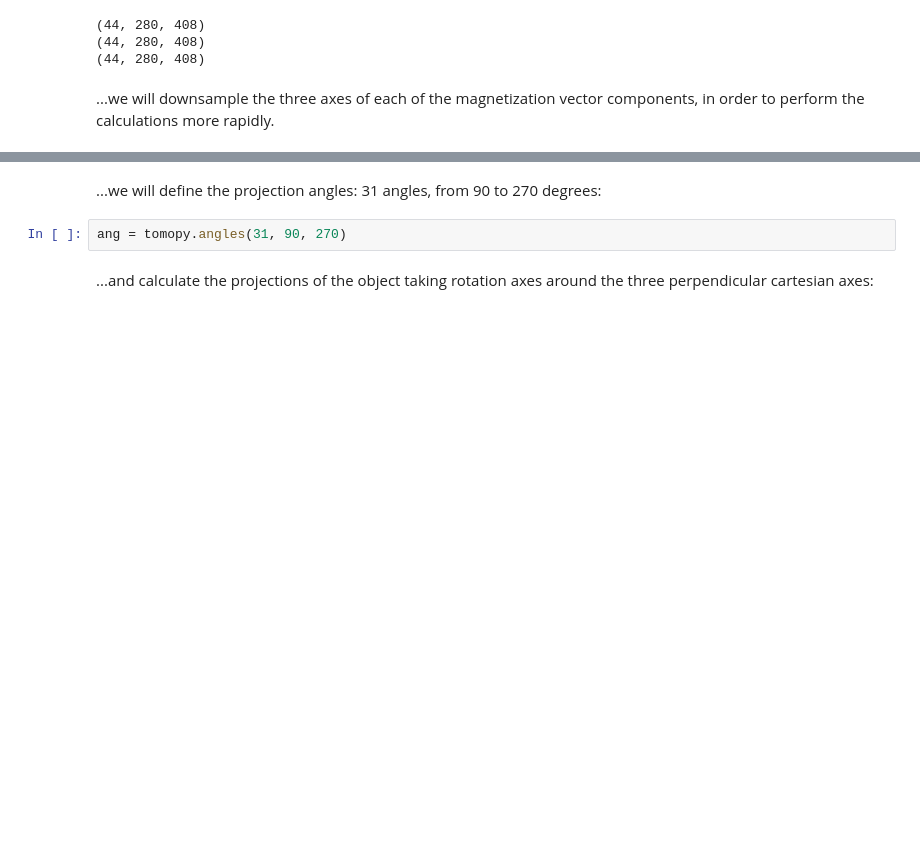
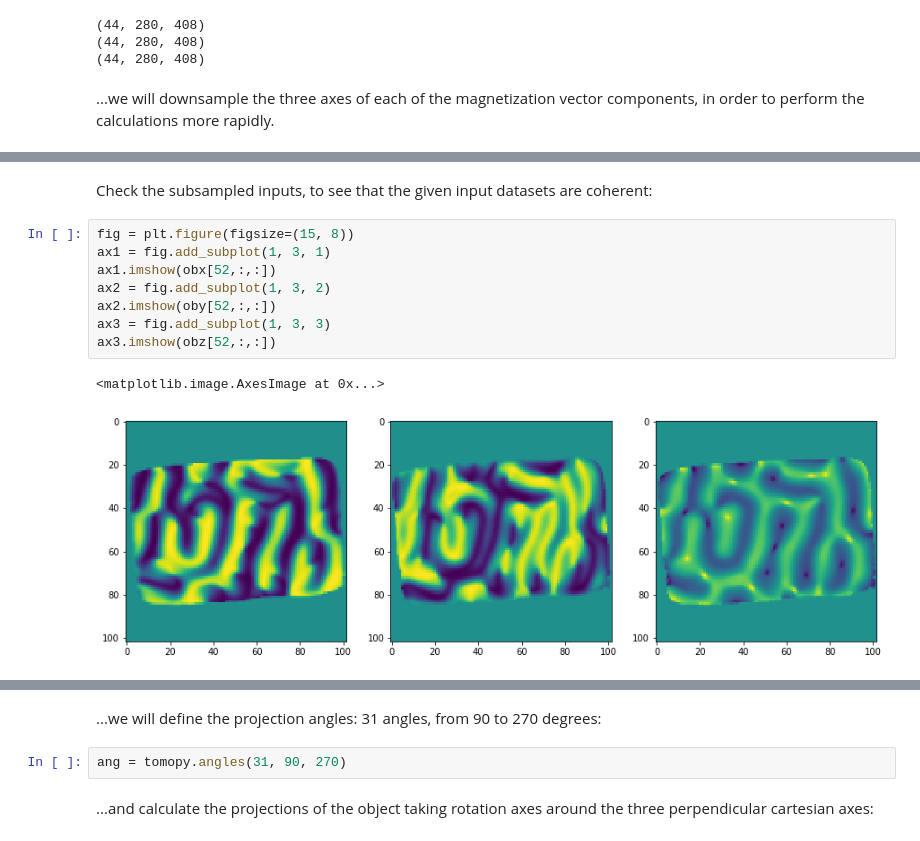
Before and after one commit to mrosanes/magnetization_doc, a Jupyter notebook: Magnetization_vector_reconstruction_v2.ipynb, the cells around one changed output, grey strips where cells are left out. Saved outputs shown, nothing was run; the diff lists cells and outputs as text; blank space fills up the shorter version.

```diff
--- a/Magnetization_vector_reconstruction_v2.ipynb
+++ b/Magnetization_vector_reconstruction_v2.ipynb
@@ -90,0 +96,13 @@ print(np.shape(obz))
+# %% [markdown]
+Check the subsampled inputs, to see that the given input datasets are coherent:
+# %%
+fig = plt.figure(figsize=(15, 8))
+ax1 = fig.add_subplot(1, 3, 1)
+ax1.imshow(obx[52,:,:])
+ax2 = fig.add_subplot(1, 3, 2)
+ax2.imshow(oby[52,:,:])
+ax3 = fig.add_subplot(1, 3, 3)
+ax3.imshow(obz[52,:,:])
+# %% [output]
+<matplotlib.image.AxesImage at 0x...>
+[figure, added]
```
Also changed, not shown: parts of 21 cells of this notebook.
